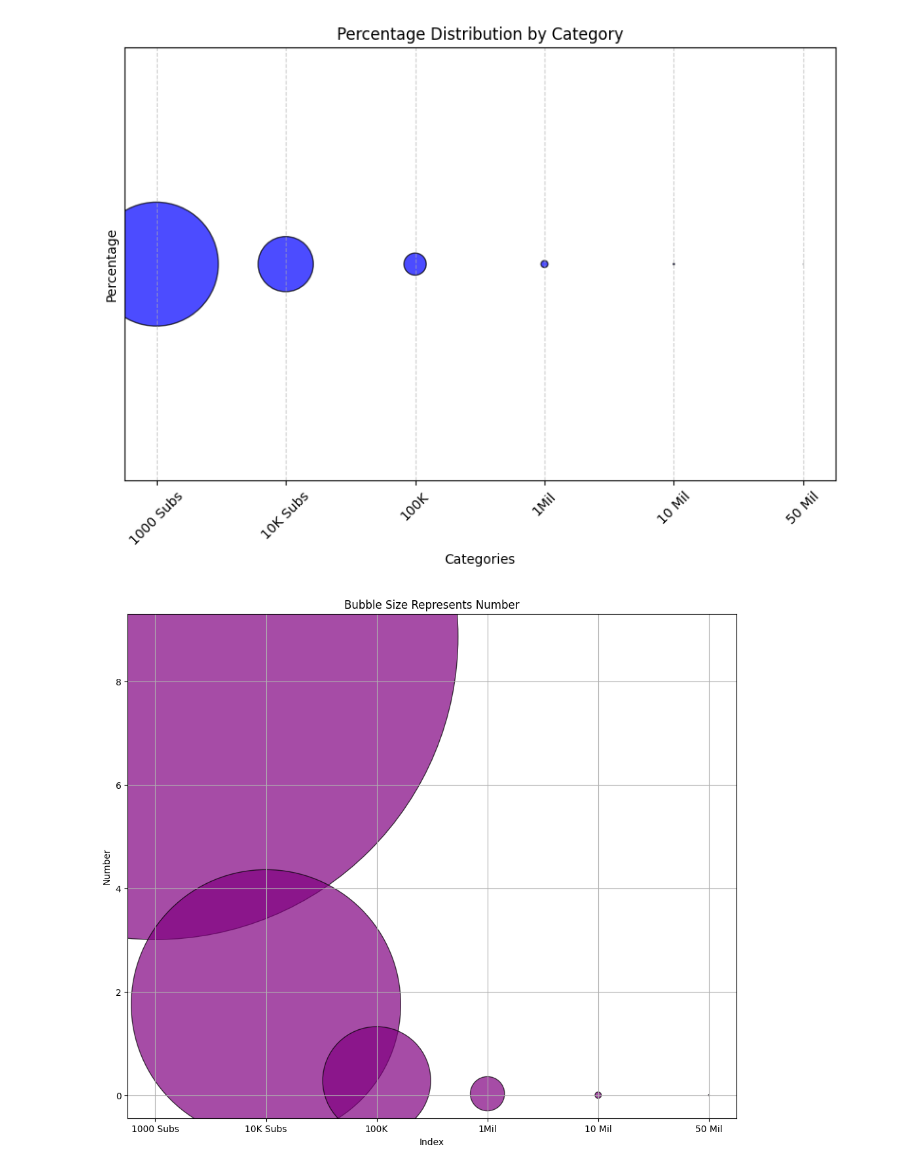
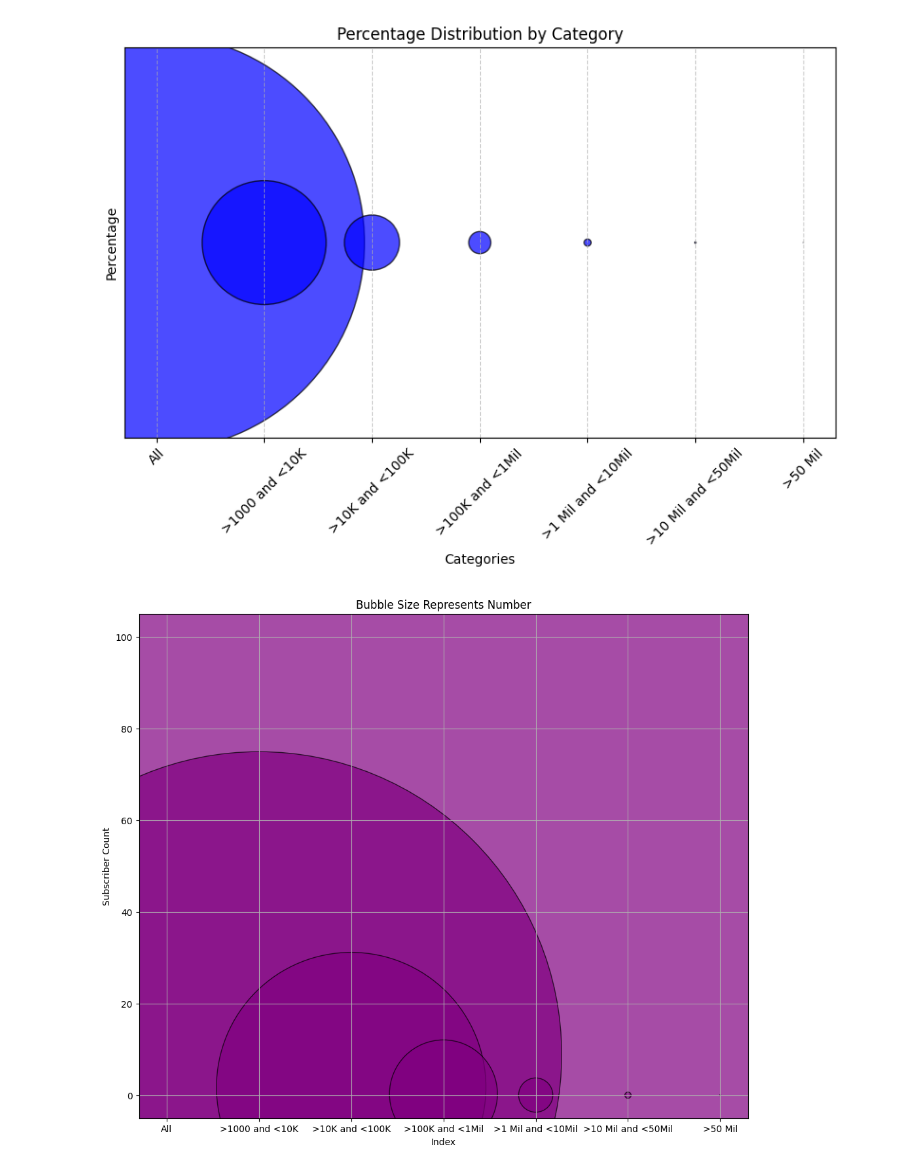
Before and after one commit to YesInAJiffy/Python, a Jupyter notebook: YouTubeStatistics.ipynb, the cells around one changed output. Saved outputs shown, nothing was run; the diff lists cells and outputs as text; code cells hidden in the pictures.

```diff
--- a/YouTubeStatistics.ipynb
+++ b/YouTubeStatistics.ipynb
@@ -11,16 +11,16 @@ total_value = 2600  # 2.6 Bn Adjust this value to represent the total sum of all
 percentages = [x / total_value * 100 for x in [113.9, 10.1, 2, .3211, 32300/1000000, 1100/1000000, 35/1000000]]  # Calculate percentages
 '''
 
-categories = ["1000 Subs", "10K Subs", "100K", "1Mil", "10 Mil", "50 Mil"]
+categories = ["All", ">1000 and <10K", ">10K and <100K", ">100K and <1Mil", ">1 Mil and <10Mil", ">10 Mil and <50Mil", ">50 Mil"]
 total_value = 113.9  # 2.6 Bn Adjust this value to represent the total sum of all percentages
-users = [ 10100000, 2000000, 321100, 32300, 1100, 35]
-percentages = [x / total_value * 100 for x in [ 10.1, 2, .3211, 32300/1000000, 1100/1000000, 35/1000000]]  # Calculate percentages
+users = [ 113900000, 10100000, 2000000, 321100, 32300, 1100, 35]
+percentages = [x / total_value * 100 for x in [ 113.9, 10.1, 2, .3211, 32300/1000000, 1100/1000000, 35/1000000]]  # Calculate percentages
 i =0
 for number in percentages:
-  formatted_number = "{:.8f}".format(number)  # Prints 0.0000001234
+  formatted_number = "{:.6f}".format(number)  # Prints 0.0000001234
   user_count = "{:.0f}".format(users[i])  # Prints 0.0000001234
   out_of_x_str = f"1 out of {100 / number:.1f}"
-  print(f"user_count {user_count}(Channel Owners) : Category {categories[i]} : Percentage {formatted_number} : {out_of_x_str}")
+  print(f"Channel Owners {user_count:12} : Subscribers {categories[i]:18} : Percentage {formatted_number:12} : {out_of_x_str}")
   i = i + 1
 
 
@@ -63,7 +63,7 @@ plt.scatter(categories, numbers, s=[n * scaling_factor for n in numbers], c='pur
 
 # Add labels and title
 plt.xlabel("Index")  # Replace with your specific label if needed
-plt.ylabel("Number")
+plt.ylabel("Subscriber Count")
 plt.title("Bubble Size Represents Number")
 
 # Optional: Add data point labels (numbers) above the bubbles
@@ -82,2 +83,2 @@ user_count 35(Channel Owners) : Category 50 Mil : Percentage 0.00003073 : 1 out
-[figure, old version]
+[figure, new version]
-[figure, old version]
+[figure, new version]
```
Also changed, not shown: parts of 1 cell of this notebook.
